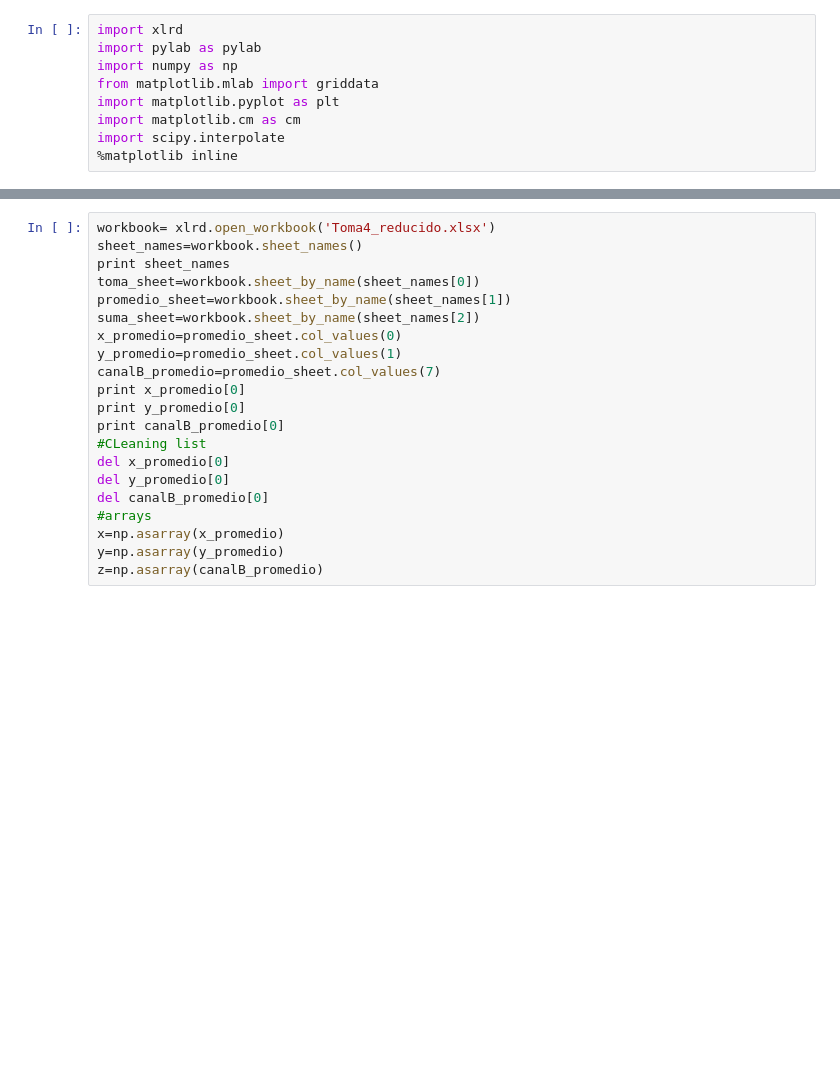
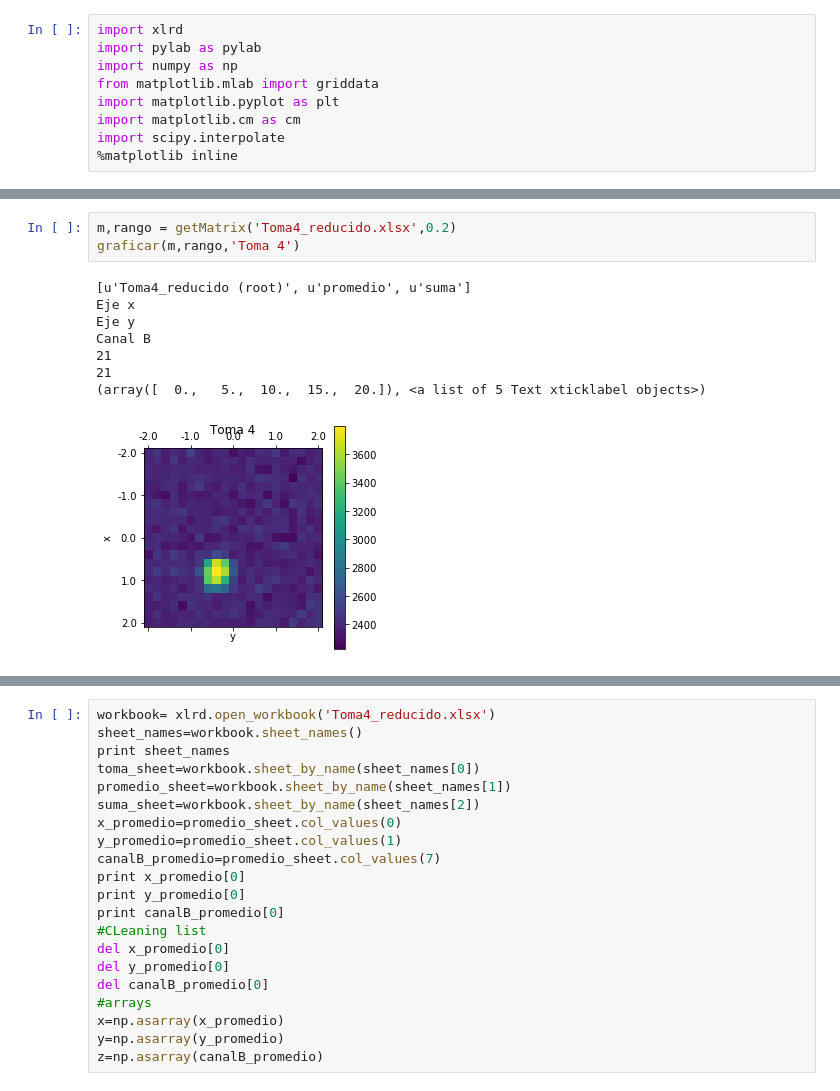
Before and after one commit to juannnesss/Tesis, a Jupyter notebook: Python/matrix.ipynb, the cells around one changed output, grey strips where cells are left out. Drawn from its saved outputs; the diff is of its cells as text; blank space fills up the shorter version.

```diff
--- a/Python/matrix.ipynb
+++ b/Python/matrix.ipynb
@@ -9,0 +186,12 @@ import scipy.interpolate
+# %%
+m,rango = getMatrix('Toma4_reducido.xlsx',0.2)
+graficar(m,rango,'Toma 4')
+# %% [output]
+[u'Toma4_reducido (root)', u'promedio', u'suma']
+Eje x
+Eje y
+Canal B
+21
+21
+(array([  0.,   5.,  10.,  15.,  20.]), <a list of 5 Text xticklabel objects>)
+[figure, added]
```
Also changed, not shown: parts of 8 cells of this notebook, 3 other files.
